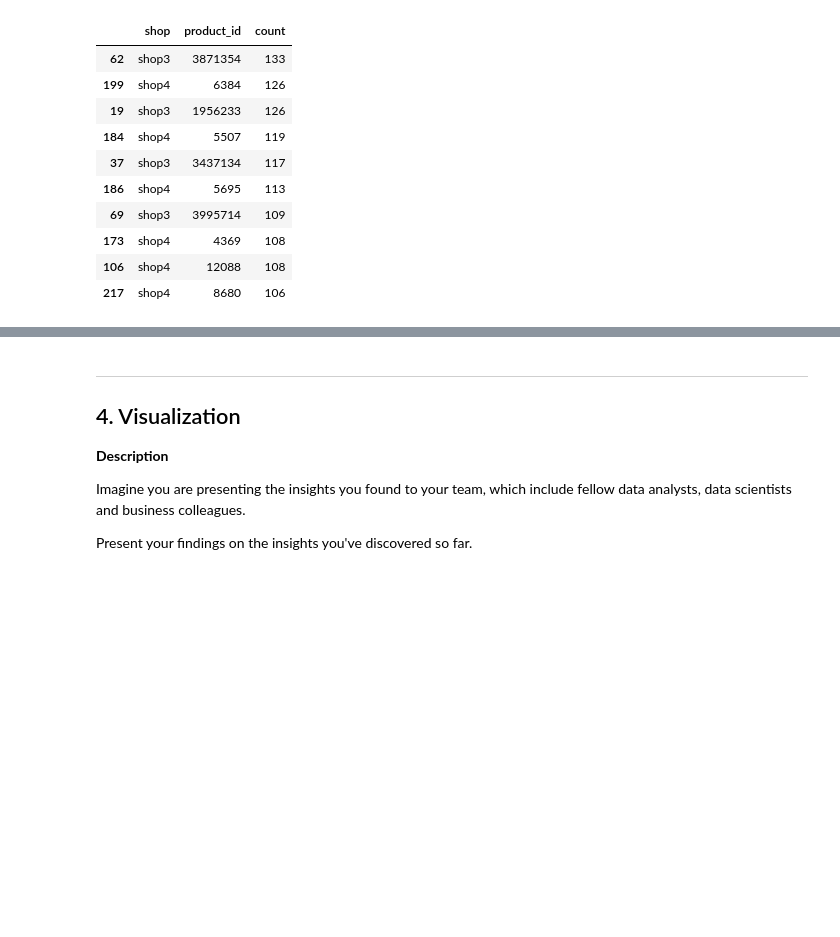
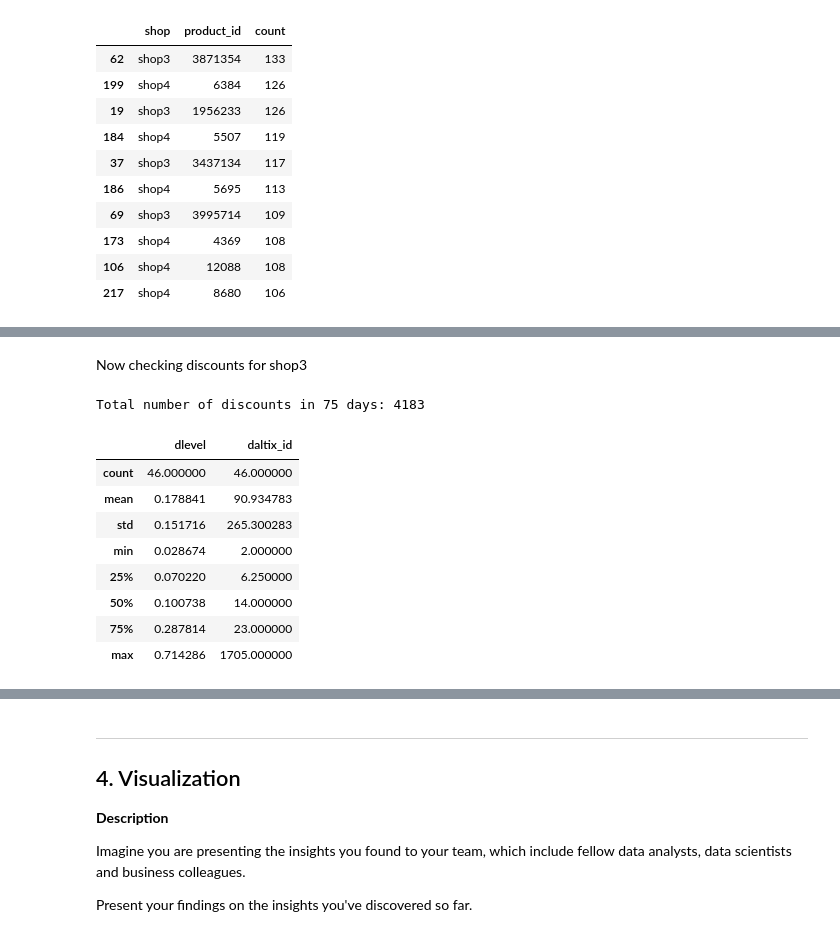
Before and after one commit to ruifurtado/da_challenge, a Jupyter notebook: da_challenge.ipynb, the cells around one changed output, grey strips where cells are left out. Cells and saved outputs as stored; diff of their text form; code cells hidden in the pictures; blank space fills up the shorter version.

```diff
--- a/da_challenge.ipynb
+++ b/da_challenge.ipynb
@@ -429,7 +430,7 @@ As expected after joining the promo_df with price, product and category, we get
 
 We also have a lot of records sharing the same daltix_id (many records correspond to the same product). This happens because we preserve the date column, which makes us have multiple promotions at different times for the same product. Lets inspect the date interval that we are working with by converting date to date type and subtracting the minimun value to the maximum
 # %%
-df_final['date'] = pd.to_datetime(df['date'])
+df_final['date'] = pd.to_datetime(df_final['date'])
 df_final['date'].max()-df_final['date'].min()
 # %% [output]
 Timedelta('75 days 00:00:00')
@@ -544,0 +519,11 @@ Index(['daltix_id', 'shop', 'country', 'product_id', 'location', 'price',
+# %%
+def splitCategories(df):
+    categories=[[]]*6
+    col=list(df.categories)
+    cat_df=pd.DataFrame(col)
+    cat_df.set_index(df.index,inplace=True)
+    df=pd.concat([df, cat_df], axis=1)
+    df.drop('categories',axis=1,inplace=True)
+    return df
+
+df_final=splitCategories(df_final)
@@ -544,0 +532,3 @@ Index(['daltix_id', 'shop', 'country', 'product_id', 'location', 'price',
+# %%
+df_final.rename({0:'cat_1',1:'cat_2',2:'cat_3',3:'cat_4',4:'cat_5',5:'cat_6'}, axis='columns',inplace=True)
+df_final.columns
@@ -572,0 +602,5 @@ The shop with the cheapest assortment is _shop 3_
+# %%
+# Convert % values
+df_final['dlevel']=[d/100 if d>1 else d for d in df_final['dlevel']]
+discounts=df_final.loc[df_final['dlevel']!=0].groupby(['shop','dlevel'],as_index=False).count()[['shop','dlevel','daltix_id']]
+discounts.head()
@@ -572,0 +614,16 @@ The shop with the cheapest assortment is _shop 3_
+# %% [markdown]
+Now checking discounts for shop3
+# %%
+print("Total number of discounts in 75 days: "+str(discounts.loc[discounts['shop']=='shop3']['daltix_id'].sum()))
+discounts.loc[discounts['shop']=='shop3'].describe()
+# %% [output]
+Total number of discounts in 75 days: 4183
+|  | dlevel | daltix_id |
+| count | 46.000000 | 46.000000 |
+| mean | 0.178841 | 90.934783 |
+| std | 0.151716 | 265.300283 |
+| min | 0.028674 | 2.000000 |
+| 25% | 0.070220 | 6.250000 |
+| 50% | 0.100738 | 14.000000 |
+| 75% | 0.287814 | 23.000000 |
+| max | 0.714286 | 1705.000000 |
```
Also changed, not shown: parts of 20 cells of this notebook.
